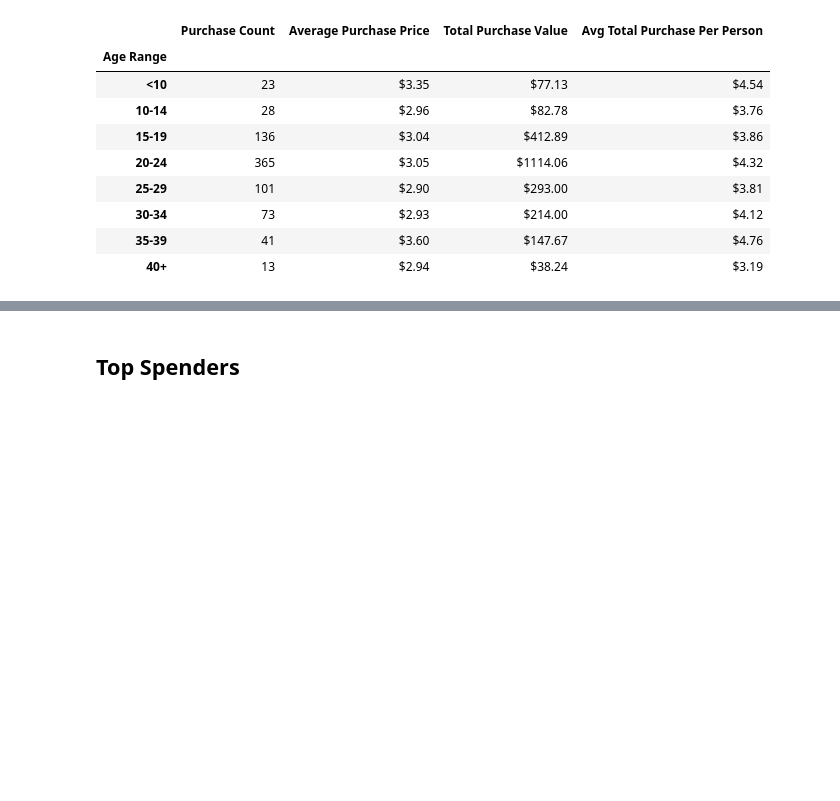
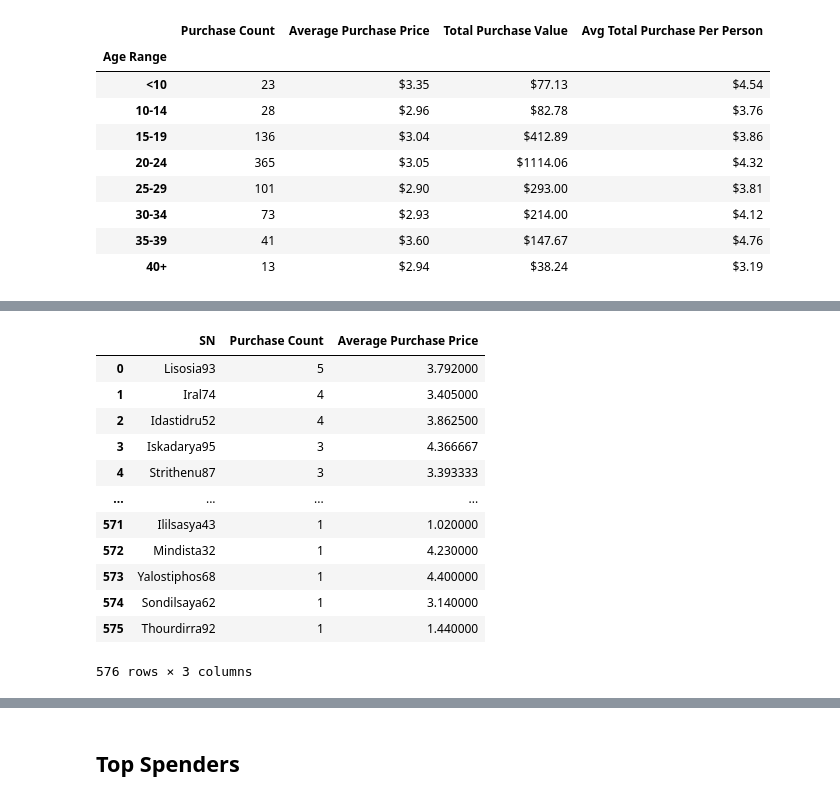
Before and after one commit to adrianstrecker/pandas-challenge, a Jupyter notebook: HeroesOfPymoli_starter.ipynb, the cells around one changed output, grey strips where cells are left out. Drawn from its saved outputs; the diff is of its cells as text; code cells hidden in the pictures; blank space fills up the shorter version.

```diff
--- a/HeroesOfPymoli_starter.ipynb
+++ b/HeroesOfPymoli_starter.ipynb
@@ -439,0 +486,17 @@ age_pur_summary
+# %%
+merged_top_spenders = pd.merge(spender_count, avg_spender_price, on="SN")
+merged_top_spenders
+# %% [output]
+|  | SN | Purchase Count | Average Purchase Price |
+| 0 | Lisosia93 | 5 | 3.792000 |
+| 1 | Iral74 | 4 | 3.405000 |
+| 2 | Idastidru52 | 4 | 3.862500 |
+| 3 | Iskadarya95 | 3 | 4.366667 |
+| 4 | Strithenu87 | 3 | 3.393333 |
+| ... | ... | ... | ... |
+| 571 | Ililsasya43 | 1 | 1.020000 |
+| 572 | Mindista32 | 1 | 4.230000 |
+| 573 | Yalostiphos68 | 1 | 4.400000 |
+| 574 | Sondilsaya62 | 1 | 3.140000 |
+| 575 | Thourdirra92 | 1 | 1.440000 |
+576 rows × 3 columns
```
Also changed, not shown: parts of 5 cells of this notebook.
